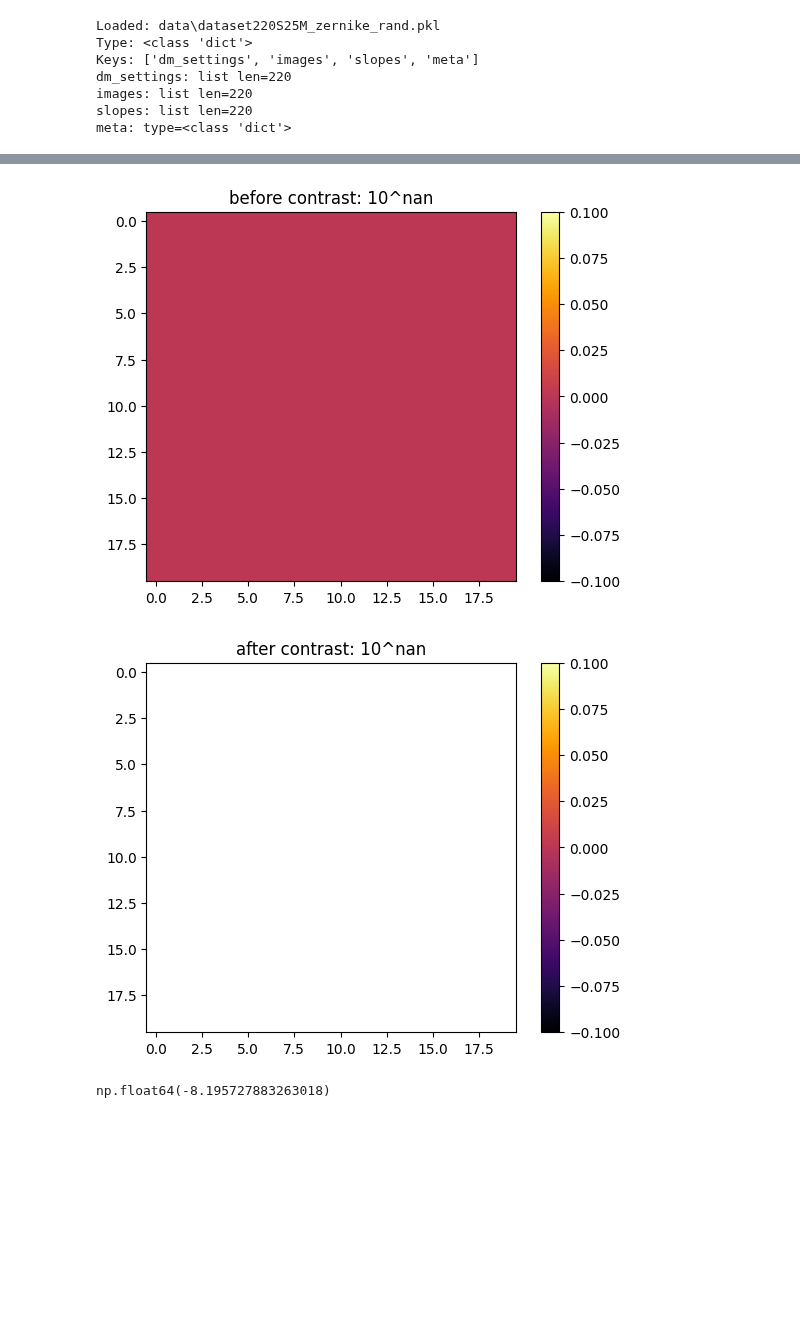
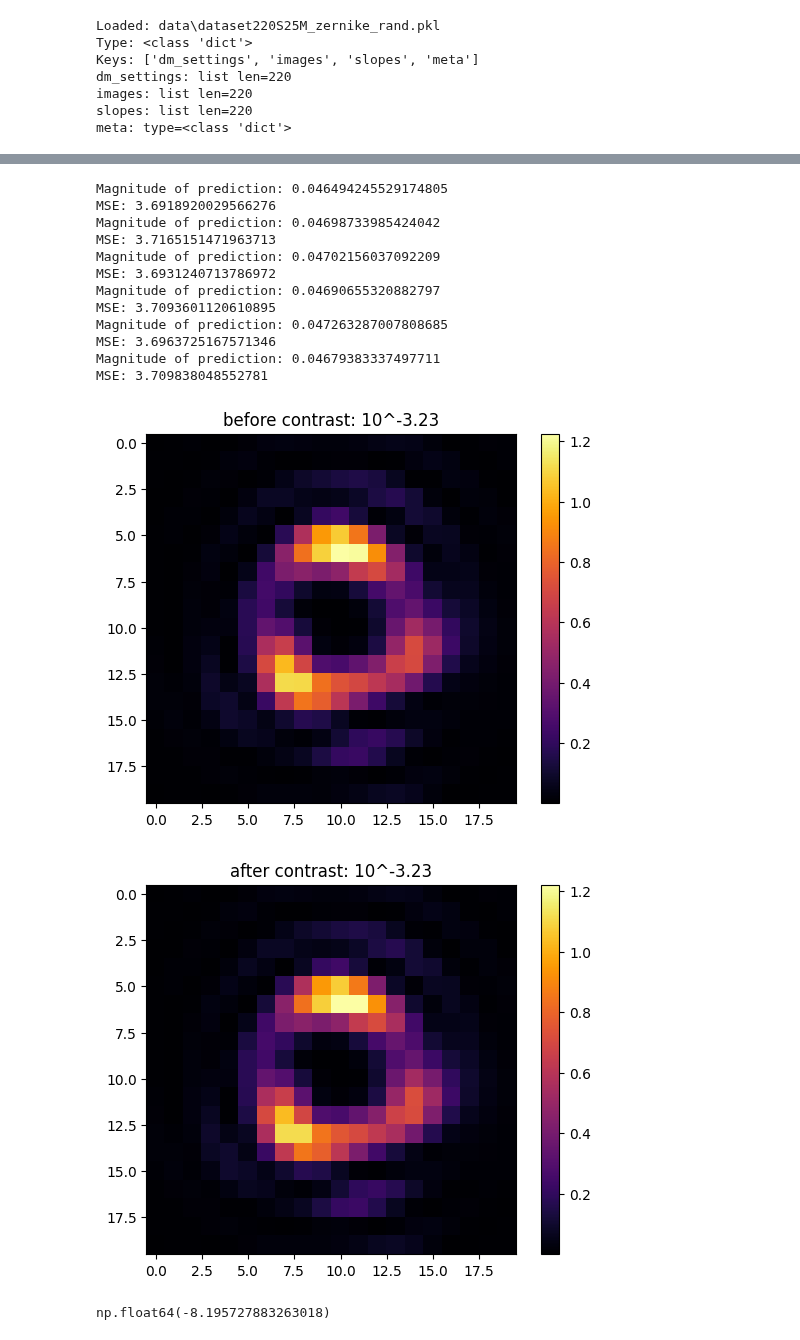
Before and after one commit to AlexeiKorolev/NASA-RL-Wavefront-Control, a Jupyter notebook: RL/visualize.ipynb, the cells around one changed output, grey strips where cells are left out. Cells and saved outputs as stored; diff of their text form; code cells hidden in the pictures; blank space fills up the shorter version.

```diff
--- a/RL/visualize.ipynb
+++ b/RL/visualize.ipynb
@@ -18,7 +18,9 @@ path = r'jobs\20251022_171601\exp-fc1-minmax-ep10000-bs2048-lr1e-3-s42-h512-256-
 path = r'jobs\20251110_122808\exp-fc1-zscore-ep10000-bs2048-lr1e-3-s42-h512-256-128'
 # path = r'jobs\20251111_165459\exp-fc1-zscore-ep10000-bs2048-lr1e-3-s42-h512-256-128'
 # path = r'jobs\20251115_225402\exp-fc1-zscore-ep10000-bs2048-lr1e-3-s42-h1024-512-256-images'
-path = r"A:\Projects\DM + RL\RL\jobs\20251116_125958\exp-fc1-zscore-ep2500-bs65536-lr1e-3-s42-h1024-512-256-images"
+path = r"A:\Projects\DM + RL\RL\jobs\20251117_012420\exp-fc1-zscore-ep2500-bs262144-lr1e-3-s42-h512-256-128-images"
+path = r"A:\Projects\DM + RL\RL\jobs\20251117_012429\exp-fc1-zscore-ep2500-bs262144-lr1e-3-s42-h512-256-128-images"
+
 
 metrics_path = path + r'\metrics.json'
 
@@ -155,6 +157,8 @@ if 'pixel_resolution' in env_config:
     env_config['pixels'] = env_config.pop('pixel_resolution')
 if 'ppsr' in env_config:
     env_config['pixels_per_spacial_res'] = env_config.pop('ppsr')
+if 'env_delta_t' in env_config:
+    env_config['delta_t'] = env_config.pop('env_delta_t')
 
-env = CoronagraphEnvironment(**env_config, num_noise_modes=500)
+env = CoronagraphEnvironment(**env_config)
 # %% [output]
@@ -369,9 +372,9 @@ y_mean = metrics_data['y_norm']['mean']
 y_std = metrics_data['y_norm']['std']
 
 for _ in range(N):
-        # env.deformable_mirror.flatten()
+        env.deformable_mirror.flatten()
         # env.noise_gen_mirror.flatten()
-        # env.set_random_dm(noise=1e-7)
+        env.set_random_dm(noise=2e-7)
         env.set_nudge_vectors(vectors=[nudge_vec])
         original = env.deformable_mirror.actuators.copy()
 
@@ -398,6 +401,8 @@ for _ in range(N):
             # print(f"imgs_norm.shape = {imgs_norm.shape}")
             y_pred = model(imgs_norm)
 
+            print(f"Magnitude of prediction: {np.linalg.norm(y_pred)}")
+
             print(f"MSE: {np.linalg.norm(y_pred - (original - y_mean) / (y_std + 1e-12))}")
 
             y_pred *= y_std
@@ -408,7 +413,7 @@ for _ in range(N):
 
 
         env.deformable_mirror.flatten()
-        env.deformable_mirror.actuators = original - 1.0 * np.array(y_pred[0])
+        env.deformable_mirror.actuators = original - np.array(y_pred[0])
         new_contrast = env.get_contrast(delta_t=1e15)
 
 img4 = torch.asarray(env.get_camera_image(delta_t=delta_t, noise_enabled=False), dtype=torch.float)
@@ -435,5 +438,17 @@ MSE: nan
+Magnitude of prediction: 0.046494245529174805
+MSE: 3.6918920029566276
+Magnitude of prediction: 0.04698733985424042
+MSE: 3.7165151471963713
+Magnitude of prediction: 0.04702156037092209
+MSE: 3.6931240713786972
+Magnitude of prediction: 0.04690655320882797
+MSE: 3.7093601120610895
+Magnitude of prediction: 0.047263287007808685
+MSE: 3.6963725167571346
+Magnitude of prediction: 0.04679383337497711
+MSE: 3.709838048552781
-[figure, old version]
+[figure, new version]
-[figure, old version]
+[figure, new version]
 # %%
 env.deformable_mirror.flatten()
 env.noise_gen_mirror.flatten()
```
Also changed, not shown: parts of 11 cells of this notebook, 3 other files.
